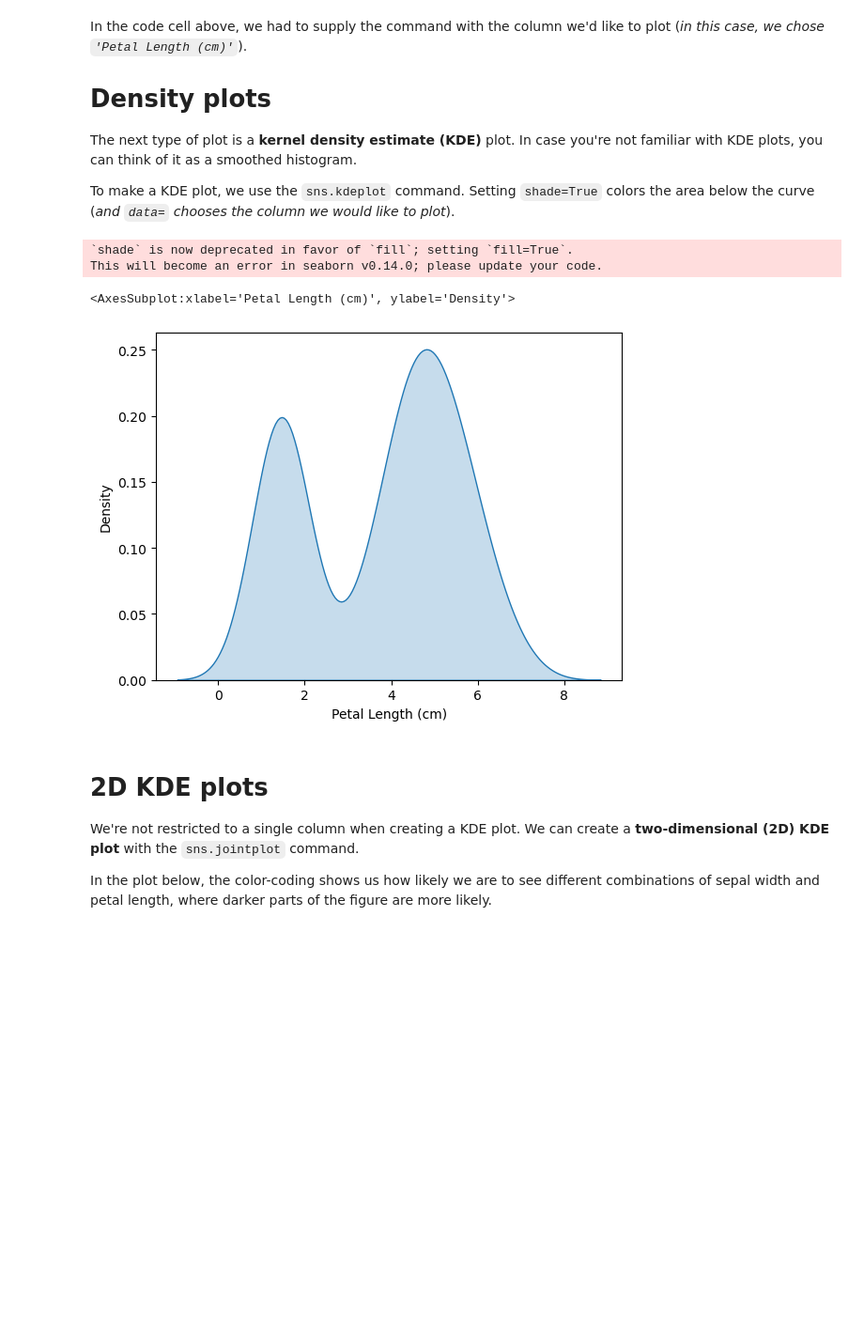
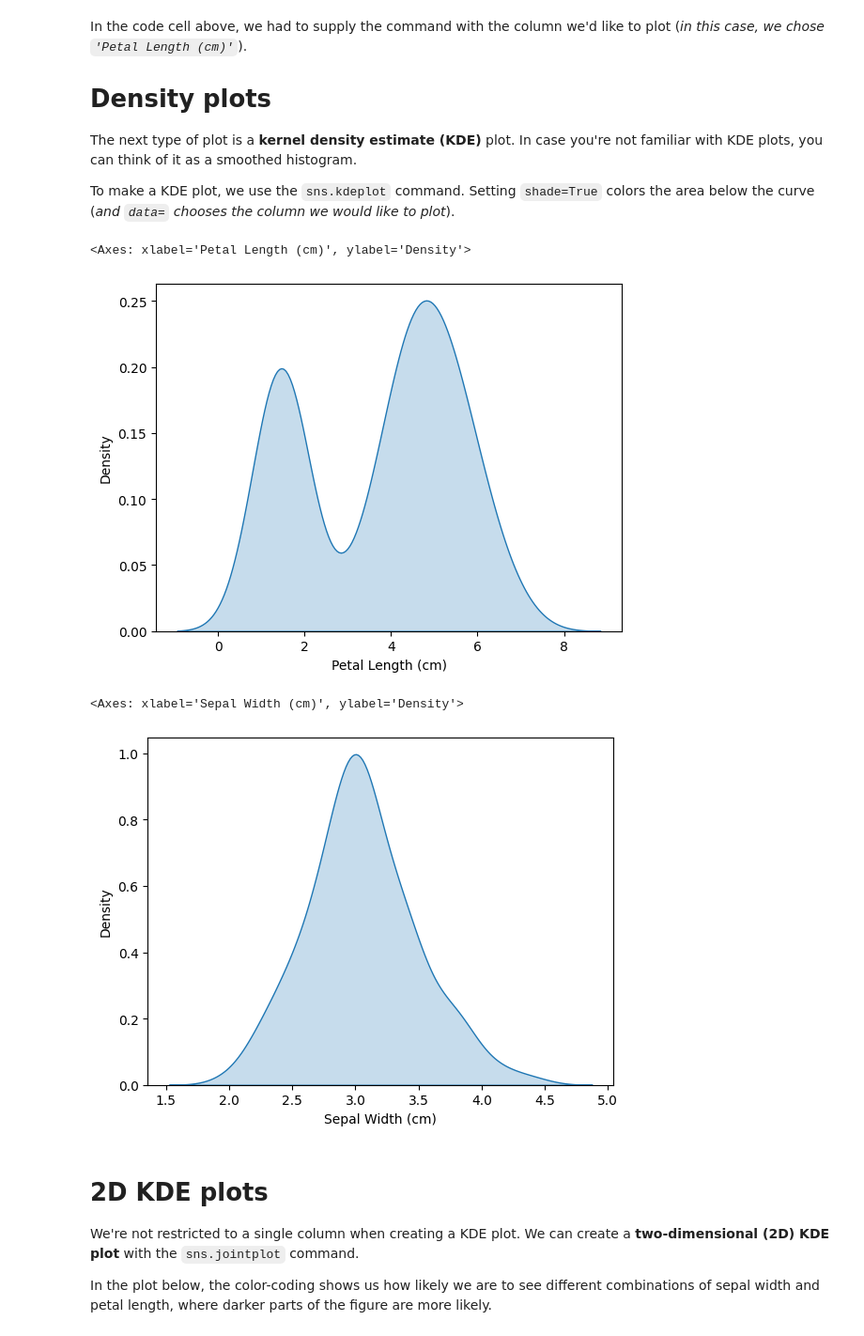
Before and after one commit to ramadhanridho16/Kaggle_Data-Visualization, a Jupyter notebook: e_distributions.ipynb, the cells around one changed output. Shown: that part at 94% size. Drawn from its saved outputs; the diff is of its cells as text; code cells hidden in the pictures; blank space fills up the shorter version.

```diff
--- a/e_distributions.ipynb
+++ b/e_distributions.ipynb
@@ -61,12 +75,16 @@ The next type of plot is a **kernel density estimate (KDE)** plot.  In case you'
 To make a KDE plot, we use the `sns.kdeplot` command.  Setting `shade=True` colors the area below the curve (_and `data=` chooses the column we would like to plot_).
 # %%
 # KDE plot
-sns.kdeplot(data=iris_data['Petal Length (cm)'], shade=True)
+sns.kdeplot(data=iris_data['Petal Length (cm)'], fill=True)
 # %% [output]
-`shade` is now deprecated in favor of `fill`; setting `fill=True`.
-This will become an error in seaborn v0.14.0; please update your code.
+<Axes: xlabel='Petal Length (cm)', ylabel='Density'>
-<AxesSubplot:xlabel='Petal Length (cm)', ylabel='Density'>
 [figure]
+# %%
+# KDE plot
+sns.kdeplot(data=iris_data['Sepal Width (cm)'], fill=True)
+# %% [output]
+<Axes: xlabel='Sepal Width (cm)', ylabel='Density'>
+[figure, added]
 # %% [markdown]
 # 2D KDE plots
 
```
Also changed, not shown: parts of 7 cells of this notebook, 1 other file.
